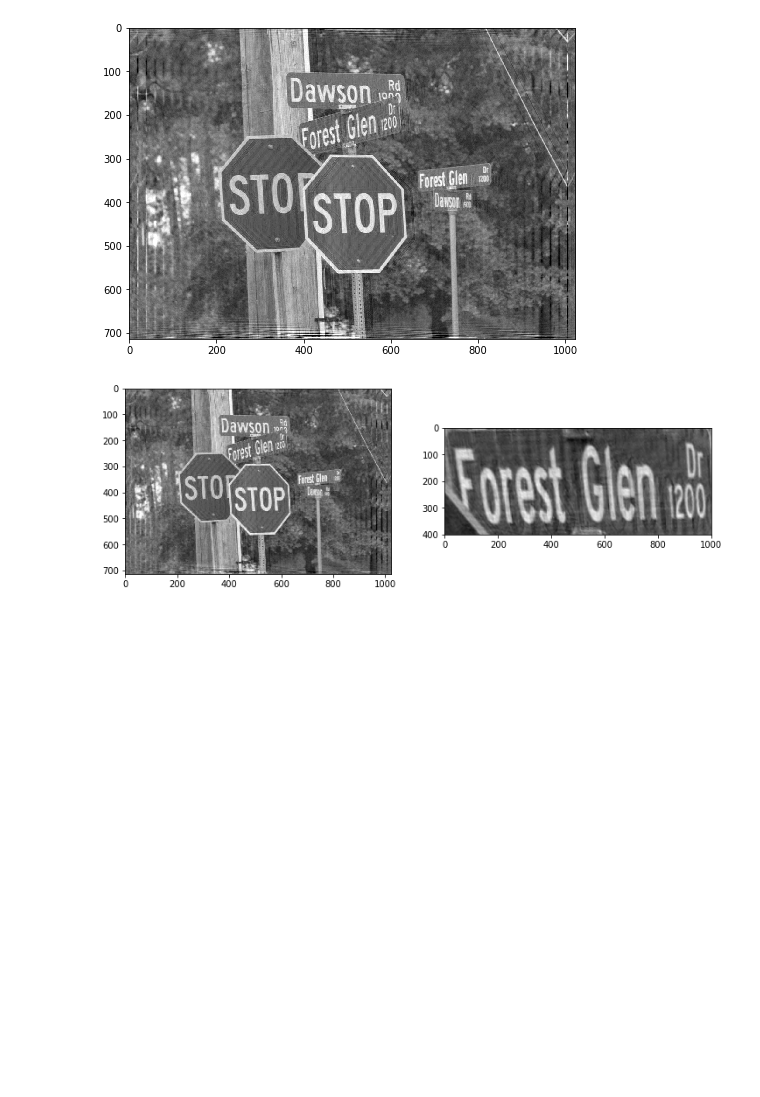
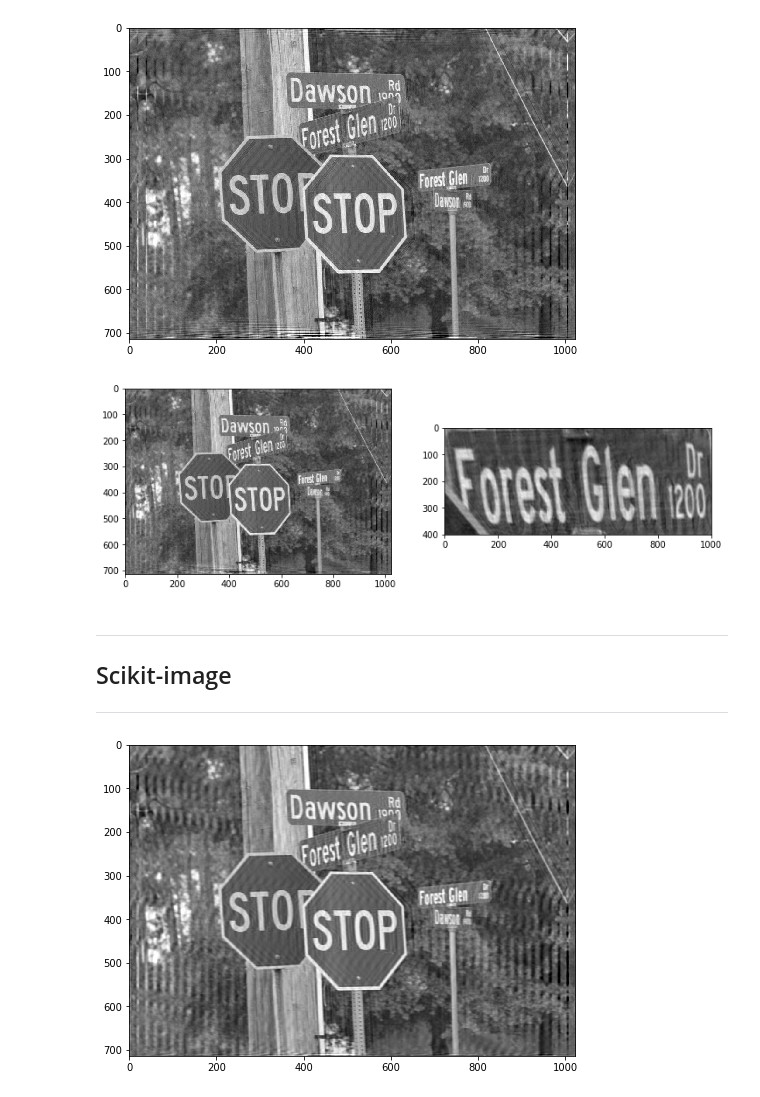
Before and after one commit to BrunaKimura/proj2-visao, a Jupyter notebook: Projeto 1-2.ipynb, the cells around one changed output. Cells and saved outputs as stored; diff of their text form; code cells hidden in the pictures; blank space fills up the shorter version.

Commit message:
scikitlearn

```diff
--- a/Projeto 1-2.ipynb
+++ b/Projeto 1-2.ipynb
@@ -145,0 +129,18 @@ plt.show()
+# %% [markdown]
+----
+## Scikit-image
+----
+# %%
+K = 0.015
+l = 20
+ang = -10
+
+h = make_psf((500,500), l, ang)
+
+
+img_blur_recon_sci = wiener(img_blur, h, K)
+
+plt.figure(figsize=(8, 8))
+plt.imshow(np.clip(img_blur_recon_sci, 0, 1), cmap='gray');
+# %% [output]
+[figure, added]
```
Also changed, not shown: parts of 10 cells of this notebook.
